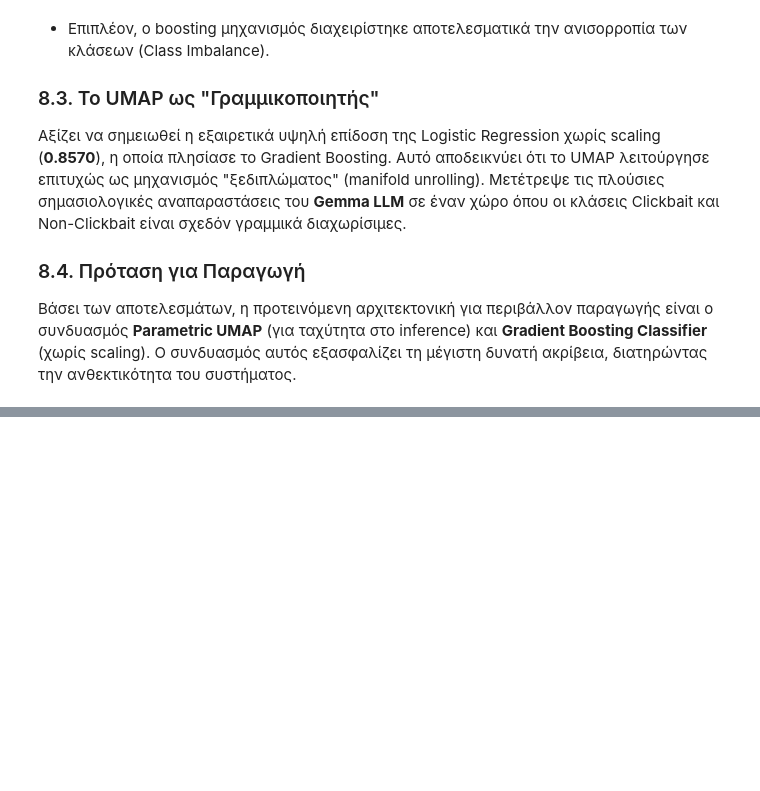
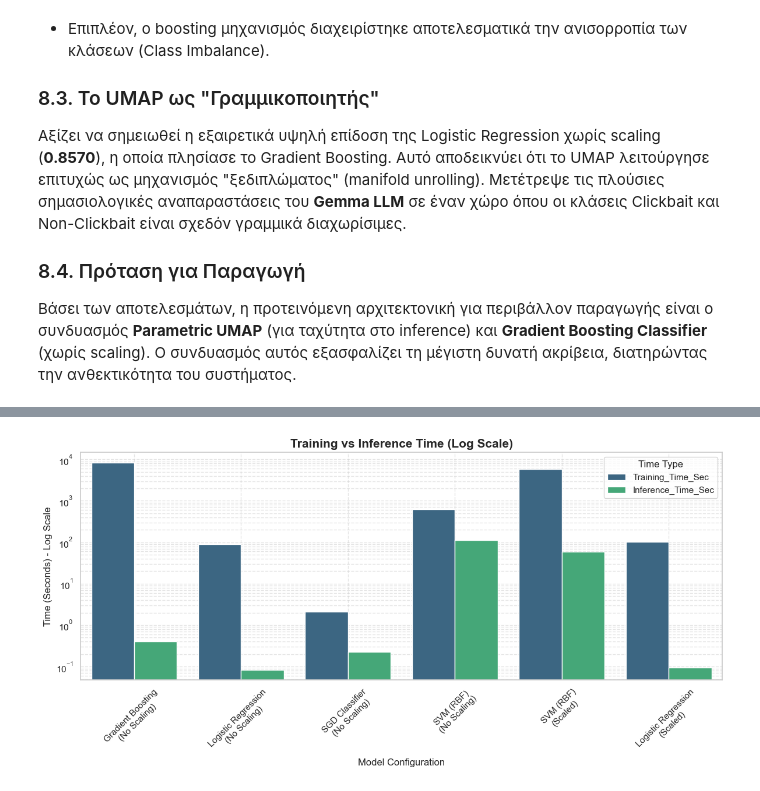
Before and after one commit to el-gato-ai/Clickbait_Machine_Learning_Project, a Jupyter notebook: notebooks/Results.ipynb, the cells around one changed output, grey strips where cells are left out. Drawn from its saved outputs; the diff is of its cells as text; code cells hidden in the pictures; blank space fills up the shorter version.

```diff
--- a/notebooks/Results.ipynb
+++ b/notebooks/Results.ipynb
@@ -172,0 +180,41 @@ Passing `palette` without assigning `hue` is deprecated and will be removed in v
+# %%
+import pandas as pd
+import matplotlib.pyplot as plt
+import seaborn as sns
+
+# Data derived from experimental logs
+data_time = {
+    "Model": [
+        "Gradient Boosting", "Logistic Regression", "SGD Classifier",
+        "SVM (RBF)", "SVM (RBF)", "Logistic Regression"
+    ],
+    "Configuration": [
+        "No Scaling", "No Scaling", "No Scaling",
+        "No Scaling", "Scaled", "Scaled"
+    ],
+    # Training times converted to seconds
+    "Training_Time_Sec": [8280, 90, 2.1, 624, 5760, 102],
+    # Inference times converted to seconds
+    "Inference_Time_Sec": [0.403, 0.084, 0.223, 114, 58.1, 0.095]
+}
+
+df_time = pd.DataFrame(data_time)
+df_time["Model_Config"] = df_time["Model"] + "\n(" + df_time["Configuration"] + ")"
+
+# Melt for plotting
+df_melted = df_time.melt(id_vars=["Model_Config"], value_vars=["Training_Time_Sec", "Inference_Time_Sec"], var_name="Type", value_name="Time_Seconds")
+
+# Plot
+plt.figure(figsize=(12, 6))
+sns.barplot(data=df_melted, x="Model_Config", y="Time_Seconds", hue="Type", palette="viridis")
+plt.yscale("log")
+plt.title("Training vs Inference Time (Log Scale)", fontsize=15, fontweight='bold')
+plt.ylabel("Time (Seconds) - Log Scale")
+plt.xlabel("Model Configuration")
+plt.xticks(rotation=45)
+plt.grid(True, which="both", ls="--", alpha=0.5)
+plt.legend(title="Time Type")
+plt.tight_layout()
+plt.show()
+# %% [output]
+[figure, added]
```
Also changed, not shown: parts of 1 cell of this notebook, 12 other files.
